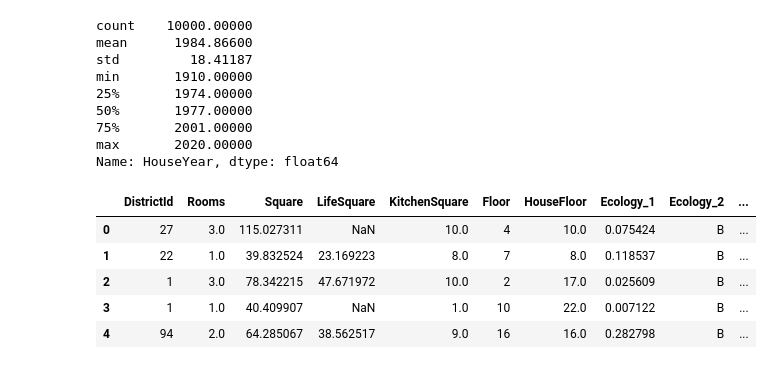
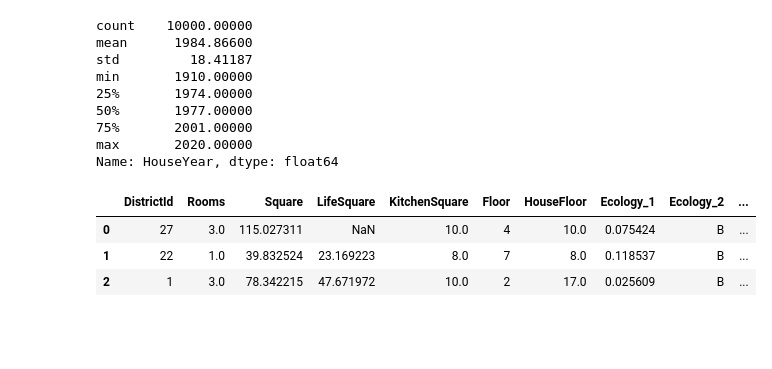
Before and after one commit to yuriy5139/Libs4DSQ1, a Jupyter notebook: LibsForMLQ1course.ipynb, the cells around one changed output. Cells and saved outputs as stored; diff of their text form; code cells hidden in the pictures; blank space fills up the shorter version.

```diff
--- a/LibsForMLQ1course.ipynb
+++ b/LibsForMLQ1course.ipynb
@@ -61,11 +63,9 @@ df = df.apply(age, axis=1)
 # %%
 df = df.drop(columns = ['HouseYear'])
 # %%
-df.head()
+df.head(3)
 # %% [output]
 |  | DistrictId | Rooms | Square | LifeSquare | KitchenSquare | Floor | HouseFloor | Ecology_1 | Ecology_2 | ... |
 | 0 | 27 | 3.0 | 115.027311 | NaN | 10.0 | 4 | 10.0 | 0.075424 | B | ... |
 | 1 | 22 | 1.0 | 39.832524 | 23.169223 | 8.0 | 7 | 8.0 | 0.118537 | B | ... |
 | 2 | 1 | 3.0 | 78.342215 | 47.671972 | 10.0 | 2 | 17.0 | 0.025609 | B | ... |
-| 3 | 1 | 1.0 | 40.409907 | NaN | 1.0 | 10 | 22.0 | 0.007122 | B | ... |
-| 4 | 94 | 2.0 | 64.285067 | 38.562517 | 9.0 | 16 | 16.0 | 0.282798 | B | ... |
```
Also changed, not shown: parts of 30 cells of this notebook.
